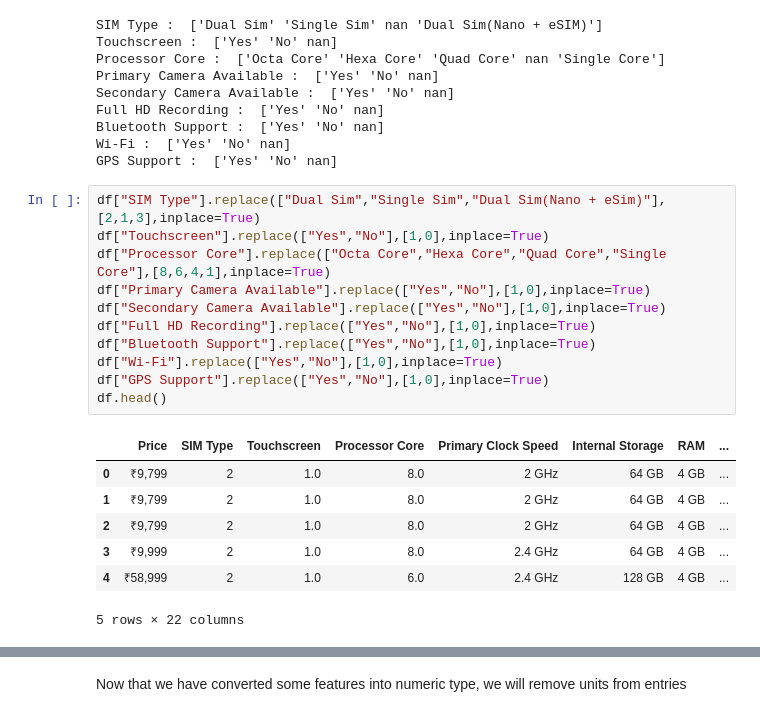
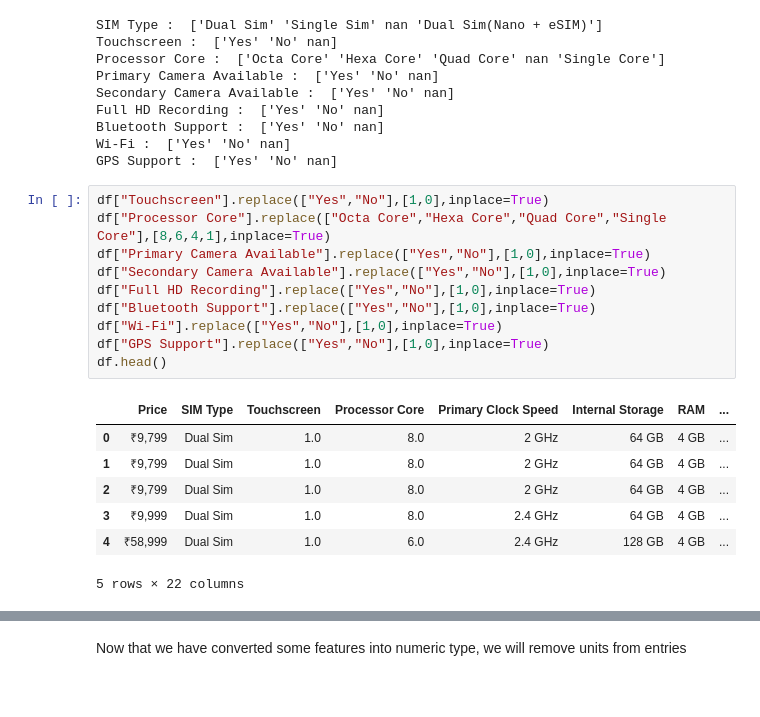
Before and after one commit to parmar-mohit/Flipkart-Mobile-Dataset-Analysis, a Jupyter notebook: Mobile Data Analysis.ipynb, the cells around one changed output, grey strips where cells are left out. Saved outputs shown, nothing was run; the diff lists cells and outputs as text.

```diff
--- a/Mobile Data Analysis.ipynb
+++ b/Mobile Data Analysis.ipynb
@@ -74,21 +74,20 @@ Bluetooth Support :  ['Yes' 'No' nan]
 Wi-Fi :  ['Yes' 'No' nan]
 GPS Support :  ['Yes' 'No' nan]
 # %%
-df["SIM Type"].replace(["Dual Sim","Single Sim","Dual Sim(Nano + eSim)"],[2,1,3],inplace=True)
 df["Touchscreen"].replace(["Yes","No"],[1,0],inplace=True)
 df["Processor Core"].replace(["Octa Core","Hexa Core","Quad Core","Single Core"],[8,6,4,1],inplace=True)
 df["Primary Camera Available"].replace(["Yes","No"],[1,0],inplace=True)
 df["Secondary Camera Available"].replace(["Yes","No"],[1,0],inplace=True)
 df["Full HD Recording"].replace(["Yes","No"],[1,0],inplace=True)
 df["Bluetooth Support"].replace(["Yes","No"],[1,0],inplace=True)
 df["Wi-Fi"].replace(["Yes","No"],[1,0],inplace=True)
 df["GPS Support"].replace(["Yes","No"],[1,0],inplace=True)
 df.head()
 # %% [output]
 |  | Price | SIM Type | Touchscreen | Processor Core | Primary Clock Speed | Internal Storage | RAM | ... |
-| 0 | ₹9,799 | 2 | 1.0 | 8.0 | 2 GHz | 64 GB | 4 GB | ... |
-| 1 | ₹9,799 | 2 | 1.0 | 8.0 | 2 GHz | 64 GB | 4 GB | ... |
-| 2 | ₹9,799 | 2 | 1.0 | 8.0 | 2 GHz | 64 GB | 4 GB | ... |
-| 3 | ₹9,999 | 2 | 1.0 | 8.0 | 2.4 GHz | 64 GB | 4 GB | ... |
-| 4 | ₹58,999 | 2 | 1.0 | 6.0 | 2.4 GHz | 128 GB | 4 GB | ... |
+| 0 | ₹9,799 | Dual Sim | 1.0 | 8.0 | 2 GHz | 64 GB | 4 GB | ... |
+| 1 | ₹9,799 | Dual Sim | 1.0 | 8.0 | 2 GHz | 64 GB | 4 GB | ... |
+| 2 | ₹9,799 | Dual Sim | 1.0 | 8.0 | 2 GHz | 64 GB | 4 GB | ... |
+| 3 | ₹9,999 | Dual Sim | 1.0 | 8.0 | 2.4 GHz | 64 GB | 4 GB | ... |
+| 4 | ₹58,999 | Dual Sim | 1.0 | 6.0 | 2.4 GHz | 128 GB | 4 GB | ... |
 5 rows × 22 columns
```
Also changed, not shown: parts of 43 cells of this notebook.
